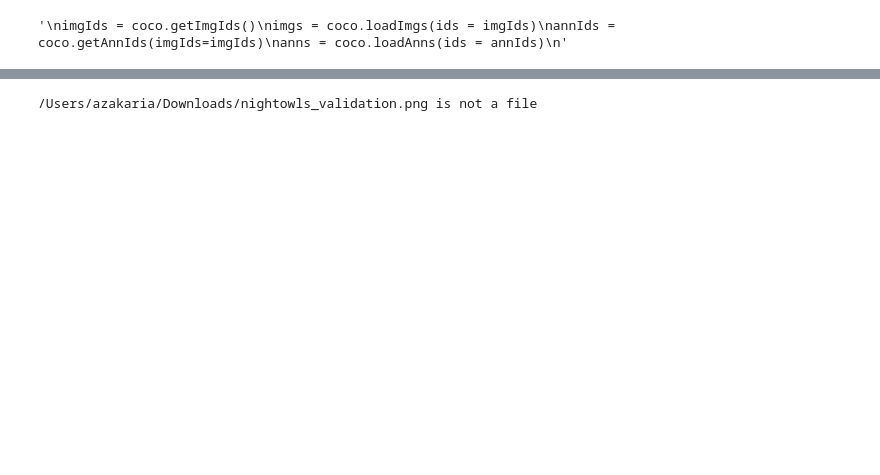
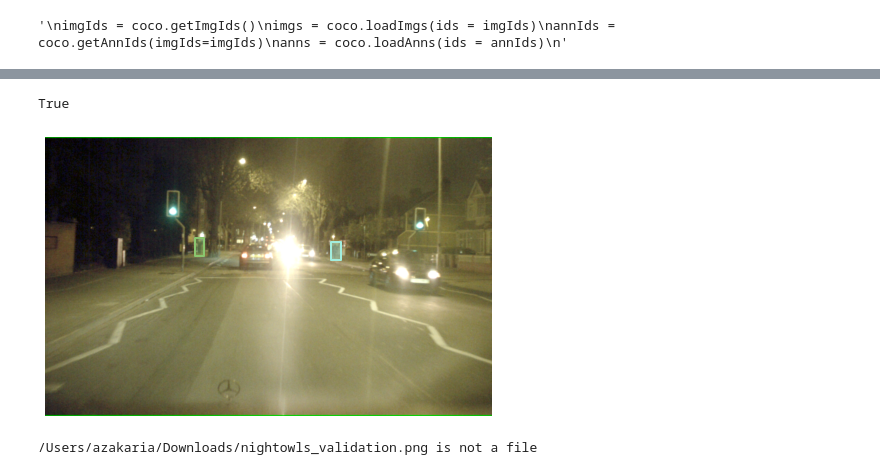
Before and after one commit to adam-zakaria/yolo-training, a Jupyter notebook: nightowls/get_training_data_nightowls.ipynb, the cells around one changed output, grey strips where cells are left out. Cells and saved outputs as stored; diff of their text form; code cells hidden in the pictures; blank space fills up the shorter version.

```diff
--- a/nightowls/get_training_data_nightowls.ipynb
+++ b/nightowls/get_training_data_nightowls.ipynb
@@ -233 +170,7 @@ False
+# %%
+plt.imshow(I); plt.axis('off')
+coco.showAnns(anns, draw_bbox=True)
+# %% [output]
+True
+[figure, added]
 # %%
```
Also changed, not shown: parts of 5 cells of this notebook.
